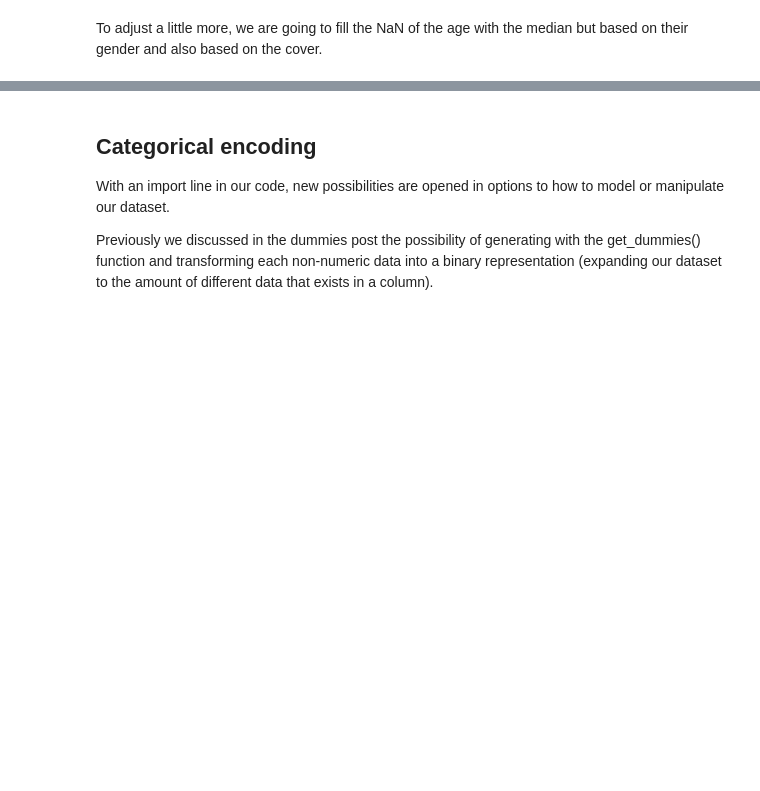
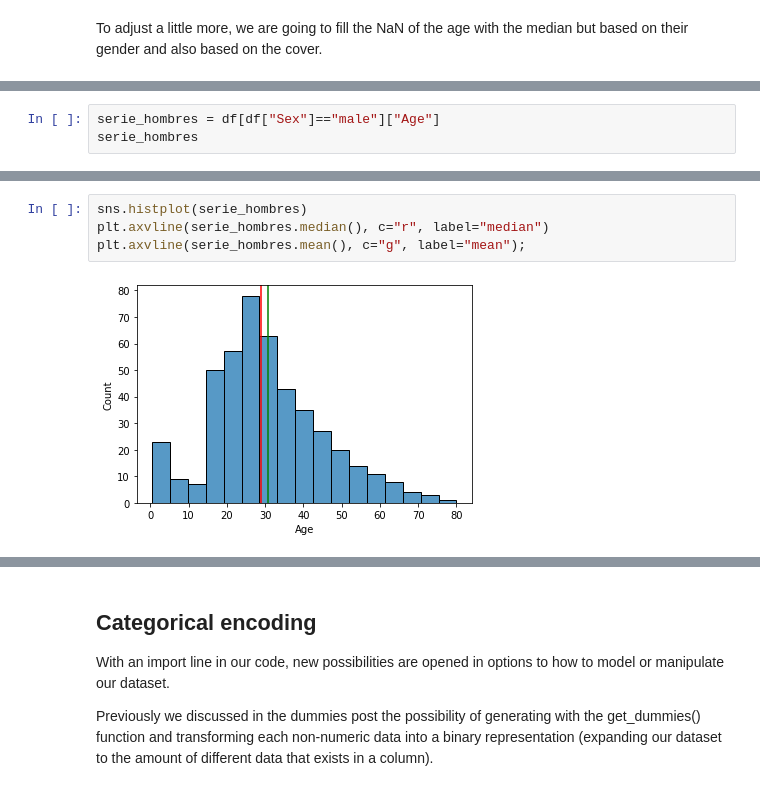
Before and after one commit to Ironhack-data-bcn-feb-2023/lectures, a Jupyter notebook: 41.Feature_engineering.ipynb, the cells around one changed output, grey strips where cells are left out. Saved outputs shown, nothing was run; the diff lists cells and outputs as text; blank space fills up the shorter version.

```diff
--- a/41.Feature_engineering.ipynb
+++ b/41.Feature_engineering.ipynb
@@ -31,0 +244,3 @@ To adjust a little more, we are going to fill the NaN of the age with the median
+# %%
+serie_hombres = df[df["Sex"]=="male"]["Age"]
+serie_hombres
@@ -31,0 +260,6 @@ To adjust a little more, we are going to fill the NaN of the age with the median
+# %%
+sns.histplot(serie_hombres)
+plt.axvline(serie_hombres.median(), c="r", label="median")
+plt.axvline(serie_hombres.mean(), c="g", label="mean");
+# %% [output]
+[figure, added]
```
Also changed, not shown: parts of 102 cells of this notebook, 1 other file.
